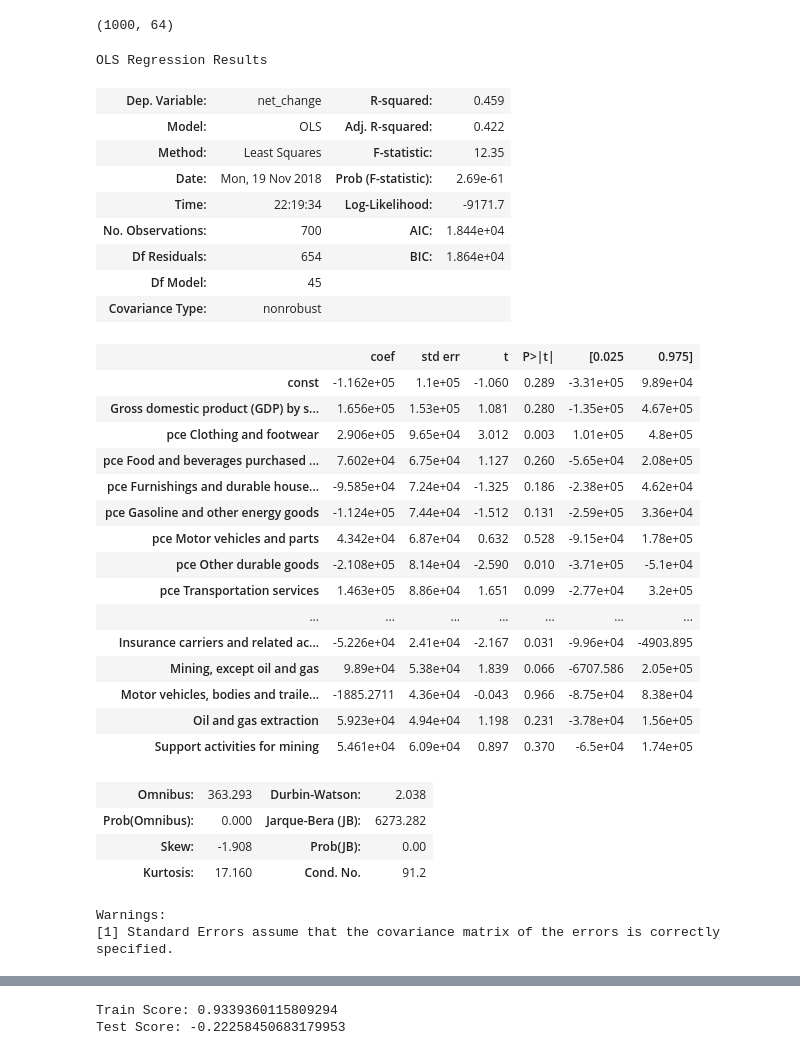
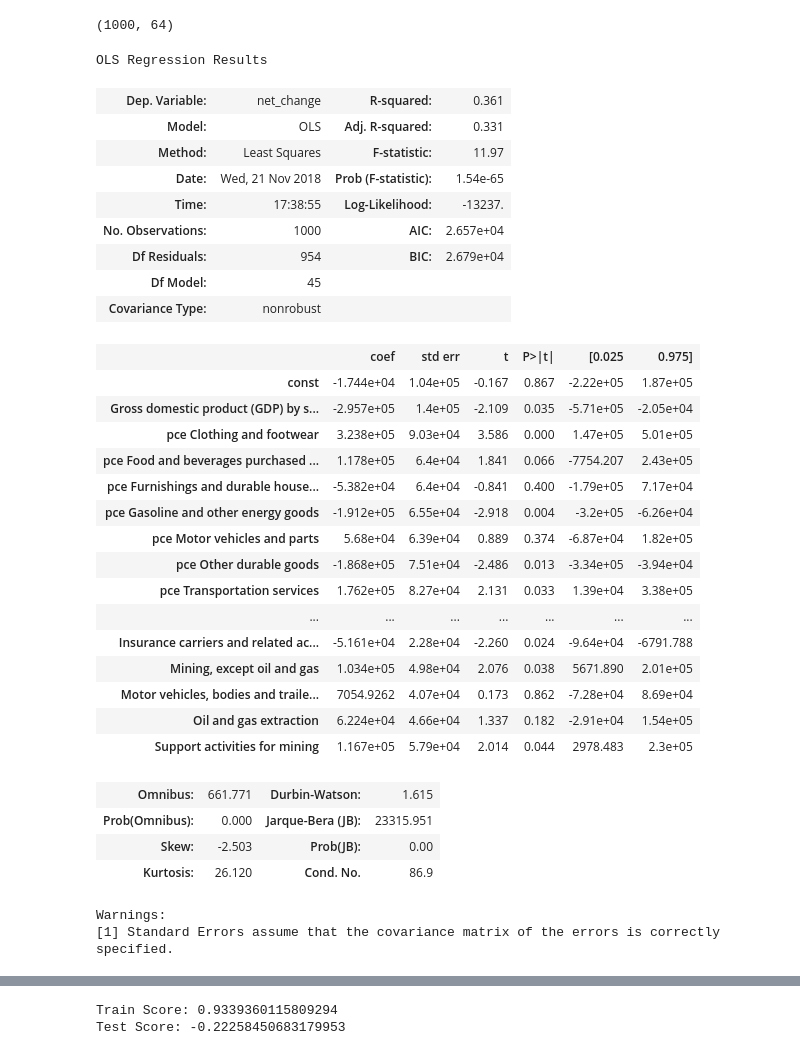
Before and after one commit to ttoddfox/Small-Business-Capstone, a Jupyter notebook: Models and Forecasting/Regression/Regression Analysis - Update Nov19.ipynb, the cells around one changed output, grey strips where cells are left out. Cells and saved outputs as stored; diff of their text form; code cells hidden in the pictures.

Commit message:
new regression analysis added

```diff
--- a/Models and Forecasting/Regression/Regression Analysis - Update Nov19.ipynb
+++ b/Models and Forecasting/Regression/Regression Analysis - Update Nov19.ipynb
@@ -216,7 +216,7 @@ corr_matrix = data_normalized.corr().abs()
 upper = corr_matrix.where(np.triu(np.ones(corr_matrix.shape), k=1).astype(np.bool))
 
 # Find index of feature columns with correlation greater than 0.8
-to_drop = [column for column in upper.columns if any(upper[column] > 0.8)] # might need to play with this threshold
+to_drop = [column for column in upper.columns if any(upper[column] > 0.85)] # might need to play with this threshold
 # %%
 X_new = data_normalized.drop(to_drop, axis=1)
 X_new.shape
@@ -352,7 +408,7 @@ shap.summary_plot(shap_values, X_train)
 X = features.drop(["Veterans' life insurance benefits", 'Wage and salary employment', 'Population (persons) ',
                    'Total employment', 'Personal interest income',
                   'Total employment (number of jobs)', 'Monetary interest receipts', 'Real GDP by state'], axis=1)
-y = np.log(open_establish)
+y = open_establish
 # %%
 # normalize the dataset
 min_max_scaler = preprocessing.MinMaxScaler()
@@ -374,7 +430,7 @@ X_new.shape
 (1000, 64)
 # %%
 # Create and fit selector
-selector = SelectKBest(f_regression, k=25)
+selector = SelectKBest(f_regression, k=30)
 selector.fit(X_new, y)
 # Get idxs of columns to keep
 idxs_selected = selector.get_support(indices=True)
@@ -623,41 +733,41 @@ X_kbest = sm.add_constant(X_kbest)
 # creating a train/test split of the dataset
 X_train, X_test, y_train, y_test = train_test_split(X_kbest, y, test_size=0.3, random_state=42)
 # %%
-model = sm.OLS(y_train, X_train).fit()
-predictions = model.predict(X_test) # make the predictions by the model
+model = sm.OLS(y, X_kbest).fit()
+predictions = model.predict(X_kbest) # make the predictions by the model
 
 # Print out the statistics
 model.summary()
 # %% [output]
 OLS Regression Results
-| Dep. Variable: | net_change | R-squared: | 0.459 |
-| Model: | OLS | Adj. R-squared: | 0.422 |
-| Method: | Least Squares | F-statistic: | 12.35 |
-| Date: | Mon, 19 Nov 2018 | Prob (F-statistic): | 2.69e-61 |
-| Time: | 22:19:34 | Log-Likelihood: | -9171.7 |
-| No. Observations: | 700 | AIC: | 1.844e+04 |
-| Df Residuals: | 654 | BIC: | 1.864e+04 |
+| Dep. Variable: | net_change | R-squared: | 0.361 |
+| Model: | OLS | Adj. R-squared: | 0.331 |
+| Method: | Least Squares | F-statistic: | 11.97 |
+| Date: | Wed, 21 Nov 2018 | Prob (F-statistic): | 1.54e-65 |
+| Time: | 17:38:55 | Log-Likelihood: | -13237. |
+| No. Observations: | 1000 | AIC: | 2.657e+04 |
+| Df Residuals: | 954 | BIC: | 2.679e+04 |
 | Df Model: | 45 |  |  |
 | Covariance Type: | nonrobust |  |  |
 |  | coef | std err | t | P>|t| | [0.025 | 0.975] |
-| const | -1.162e+05 | 1.1e+05 | -1.060 | 0.289 | -3.31e+05 | 9.89e+04 |
-| Gross domestic product (GDP) by s... | 1.656e+05 | 1.53e+05 | 1.081 | 0.280 | -1.35e+05 | 4.67e+05 |
-| pce Clothing and footwear | 2.906e+05 | 9.65e+04 | 3.012 | 0.003 | 1.01e+05 | 4.8e+05 |
-| pce Food and beverages purchased ... | 7.602e+04 | 6.75e+04 | 1.127 | 0.260 | -5.65e+04 | 2.08e+05 |
-| pce Furnishings and durable house... | -9.585e+04 | 7.24e+04 | -1.325 | 0.186 | -2.38e+05 | 4.62e+04 |
-| pce Gasoline and other energy goods | -1.124e+05 | 7.44e+04 | -1.512 | 0.131 | -2.59e+05 | 3.36e+04 |
-| pce Motor vehicles and parts | 4.342e+04 | 6.87e+04 | 0.632 | 0.528 | -9.15e+04 | 1.78e+05 |
-| pce Other durable goods | -2.108e+05 | 8.14e+04 | -2.590 | 0.010 | -3.71e+05 | -5.1e+04 |
-| pce Transportation services | 1.463e+05 | 8.86e+04 | 1.651 | 0.099 | -2.77e+04 | 3.2e+05 |
+| const | -1.744e+04 | 1.04e+05 | -0.167 | 0.867 | -2.22e+05 | 1.87e+05 |
+| Gross domestic product (GDP) by s... | -2.957e+05 | 1.4e+05 | -2.109 | 0.035 | -5.71e+05 | -2.05e+04 |
+| pce Clothing and footwear | 3.238e+05 | 9.03e+04 | 3.586 | 0.000 | 1.47e+05 | 5.01e+05 |
+| pce Food and beverages purchased ... | 1.178e+05 | 6.4e+04 | 1.841 | 0.066 | -7754.207 | 2.43e+05 |
+| pce Furnishings and durable house... | -5.382e+04 | 6.4e+04 | -0.841 | 0.400 | -1.79e+05 | 7.17e+04 |
+| pce Gasoline and other energy goods | -1.912e+05 | 6.55e+04 | -2.918 | 0.004 | -3.2e+05 | -6.26e+04 |
+| pce Motor vehicles and parts | 5.68e+04 | 6.39e+04 | 0.889 | 0.374 | -6.87e+04 | 1.82e+05 |
+| pce Other durable goods | -1.868e+05 | 7.51e+04 | -2.486 | 0.013 | -3.34e+05 | -3.94e+04 |
+| pce Transportation services | 1.762e+05 | 8.27e+04 | 2.131 | 0.033 | 1.39e+04 | 3.38e+05 |
 | ... | ... | ... | ... | ... | ... | ... |
-| Insurance carriers and related ac... | -5.226e+04 | 2.41e+04 | -2.167 | 0.031 | -9.96e+04 | -4903.895 |
-| Mining, except oil and gas | 9.89e+04 | 5.38e+04 | 1.839 | 0.066 | -6707.586 | 2.05e+05 |
-| Motor vehicles, bodies and traile... | -1885.2711 | 4.36e+04 | -0.043 | 0.966 | -8.75e+04 | 8.38e+04 |
-| Oil and gas extraction | 5.923e+04 | 4.94e+04 | 1.198 | 0.231 | -3.78e+04 | 1.56e+05 |
-| Support activities for mining | 5.461e+04 | 6.09e+04 | 0.897 | 0.370 | -6.5e+04 | 1.74e+05 |
+| Insurance carriers and related ac... | -5.161e+04 | 2.28e+04 | -2.260 | 0.024 | -9.64e+04 | -6791.788 |
+| Mining, except oil and gas | 1.034e+05 | 4.98e+04 | 2.076 | 0.038 | 5671.890 | 2.01e+05 |
+| Motor vehicles, bodies and traile... | 7054.9262 | 4.07e+04 | 0.173 | 0.862 | -7.28e+04 | 8.69e+04 |
+| Oil and gas extraction | 6.224e+04 | 4.66e+04 | 1.337 | 0.182 | -2.91e+04 | 1.54e+05 |
+| Support activities for mining | 1.167e+05 | 5.79e+04 | 2.014 | 0.044 | 2978.483 | 2.3e+05 |
-| Omnibus: | 363.293 | Durbin-Watson: | 2.038 |
-| Prob(Omnibus): | 0.000 | Jarque-Bera (JB): | 6273.282 |
-| Skew: | -1.908 | Prob(JB): | 0.00 |
-| Kurtosis: | 17.160 | Cond. No. | 91.2 |
+| Omnibus: | 661.771 | Durbin-Watson: | 1.615 |
+| Prob(Omnibus): | 0.000 | Jarque-Bera (JB): | 23315.951 |
+| Skew: | -2.503 | Prob(JB): | 0.00 |
+| Kurtosis: | 26.120 | Cond. No. | 86.9 |
 Warnings:
 [1] Standard Errors assume that the covariance matrix of the errors is correctly specified.
```
Also changed, not shown: parts of 19 cells of this notebook, 4 other files.
